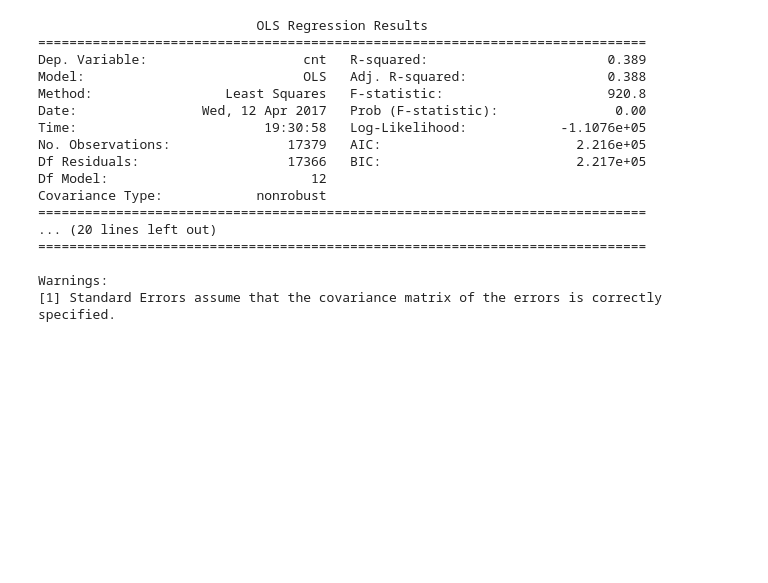
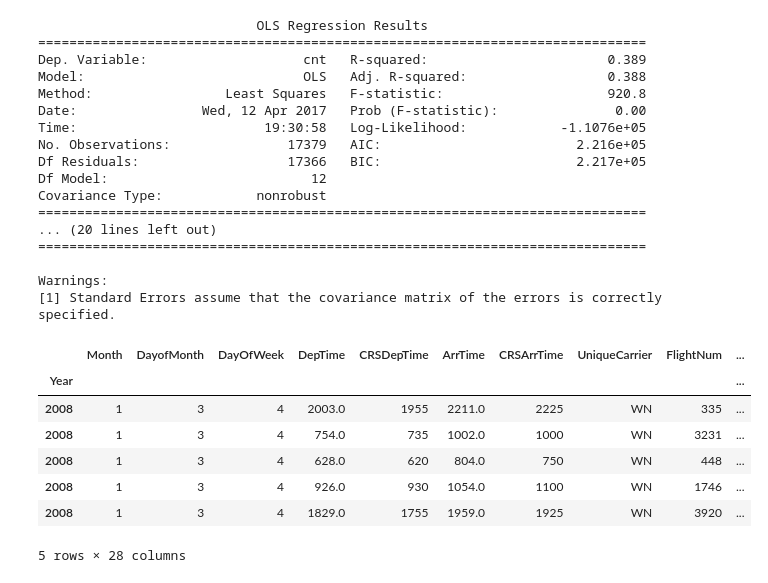
Before and after one commit to BigZihao/Parallel-Computing, a Jupyter notebook: Sklearn.ipynb, the cells around one changed output. Drawn from its saved outputs; the diff is of its cells as text; code cells hidden in the pictures; blank space fills up the shorter version.

```diff
--- a/Sklearn.ipynb
+++ b/Sklearn.ipynb
@@ -89,3 +75,16 @@ Covariance Type:            nonrobust
 
 Warnings:
 [1] Standard Errors assume that the covariance matrix of the errors is correctly specified.
+# %%
+data = pd.read_csv('/mnt/tmp/flights/2008.csv', index_col=0)
+# %%
+data.head()
+# %% [output]
+|  | Month | DayofMonth | DayOfWeek | DepTime | CRSDepTime | ArrTime | CRSArrTime | UniqueCarrier | FlightNum | ... |
+| Year |  |  |  |  |  |  |  |  |  | ... |
+| 2008 | 1 | 3 | 4 | 2003.0 | 1955 | 2211.0 | 2225 | WN | 335 | ... |
+| 2008 | 1 | 3 | 4 | 754.0 | 735 | 1002.0 | 1000 | WN | 3231 | ... |
+| 2008 | 1 | 3 | 4 | 628.0 | 620 | 804.0 | 750 | WN | 448 | ... |
+| 2008 | 1 | 3 | 4 | 926.0 | 930 | 1054.0 | 1100 | WN | 1746 | ... |
+| 2008 | 1 | 3 | 4 | 1829.0 | 1755 | 1959.0 | 1925 | WN | 3920 | ... |
+5 rows × 28 columns
```
Also changed, not shown: parts of 8 cells of this notebook, 1 other file.
